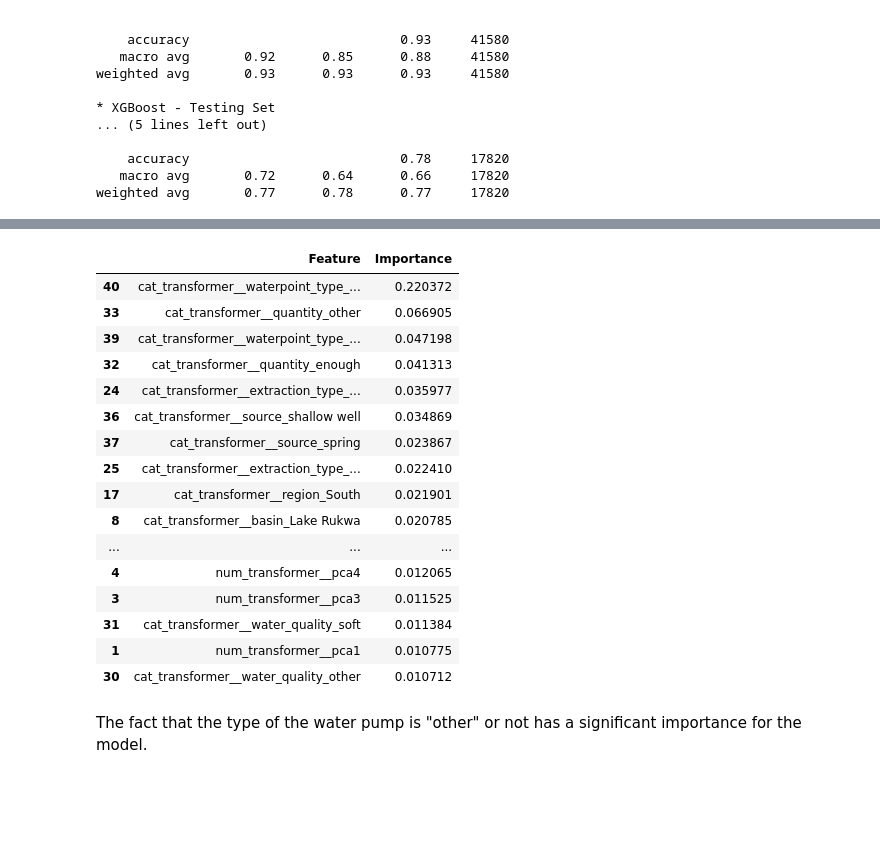
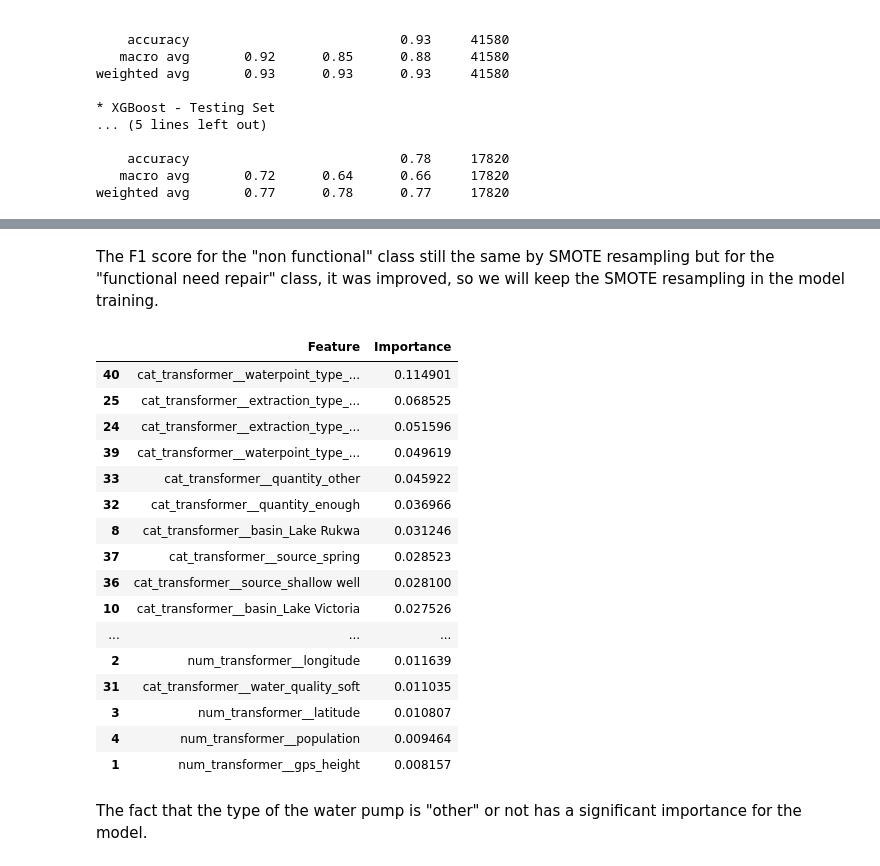
Before and after one commit to Mahdi-Kriaa/Faulty_Water_Pump_Detection, a Jupyter notebook: faulty_water_pumps_predicton.ipynb, the cells around one changed output, grey strips where cells are left out. Saved outputs shown, nothing was run; the diff lists cells and outputs as text; code cells hidden in the pictures; blank space fills up the shorter version.

```diff
--- a/faulty_water_pumps_predicton.ipynb
+++ b/faulty_water_pumps_predicton.ipynb
@@ -574,0 +564,10 @@ train_test_cls_reports(pipeline, X_train, X_test, y_train, y_test)
+# %%
+cols_transformer_pca = ColumnTransformer((("num_transformer",make_pipeline(StandardScaler()), num_cols),
+                                    ("cat_transformer",make_pipeline(SimpleImputer(strategy="most_frequent"),
+                                                                                OneHotEncoder(sparse_output=False)), cat_cols)))
+xgboost = XGBClassifier(subsample=0.7, colsample_bytree=0.5, learning_rate=0.05, max_depth=200, n_estimators=100)
+pipeline = smt_pipeline([("preprocessor",cols_transformer_pca),("smote",SMOTE()),("XGBoost",xgboost)])
+pipeline.fit(X_train, y_train_encoded)
+cls_report_train = classification_report(y_train_encoded, pipeline.predict(X_train))
+cls_report_test = classification_report(y_test_encoded, pipeline.predict(X_test))
+print(f"* XGBoost with SMOTE - Training Set\n{cls_report_train}\n* XGBoost with SMOTE - Testing Set\n{cls_report_test}")
@@ -575,26 +592,27 @@ train_test_cls_reports(pipeline, X_train, X_test, y_train, y_test)
+# %% [markdown]
+The F1 score for the "non functional" class still the same by SMOTE resampling but for the "functional need repair" class, it was improved, so we will keep the SMOTE resampling in the model training.
 # %%
 # display feature importances depending on the mean decrease in impurity
-clf = pipeline[-1]
-data = list(zip(clf.feature_names_in_, clf.feature_importances_))
+data = list(zip(xgboost.feature_names_in_, xgboost.feature_importances_))
 df_importances = pd.DataFrame(data, columns=['Feature', 'Importance']).sort_values(by='Importance', ascending=False)
 df_importances
 # %% [output]
 |  | Feature | Importance |
-| 40 | cat_transformer__waterpoint_type_... | 0.220372 |
-| 33 | cat_transformer__quantity_other | 0.066905 |
-| 39 | cat_transformer__waterpoint_type_... | 0.047198 |
-| 32 | cat_transformer__quantity_enough | 0.041313 |
-| 24 | cat_transformer__extraction_type_... | 0.035977 |
-| 36 | cat_transformer__source_shallow well | 0.034869 |
-| 37 | cat_transformer__source_spring | 0.023867 |
-| 25 | cat_transformer__extraction_type_... | 0.022410 |
-| 17 | cat_transformer__region_South | 0.021901 |
-| 8 | cat_transformer__basin_Lake Rukwa | 0.020785 |
+| 40 | cat_transformer__waterpoint_type_... | 0.114901 |
+| 25 | cat_transformer__extraction_type_... | 0.068525 |
+| 24 | cat_transformer__extraction_type_... | 0.051596 |
+| 39 | cat_transformer__waterpoint_type_... | 0.049619 |
+| 33 | cat_transformer__quantity_other | 0.045922 |
+| 32 | cat_transformer__quantity_enough | 0.036966 |
+| 8 | cat_transformer__basin_Lake Rukwa | 0.031246 |
+| 37 | cat_transformer__source_spring | 0.028523 |
+| 36 | cat_transformer__source_shallow well | 0.028100 |
+| 10 | cat_transformer__basin_Lake Victoria | 0.027526 |
 | ... | ... | ... |
-| 4 | num_transformer__pca4 | 0.012065 |
-| 3 | num_transformer__pca3 | 0.011525 |
-| 31 | cat_transformer__water_quality_soft | 0.011384 |
-| 1 | num_transformer__pca1 | 0.010775 |
-| 30 | cat_transformer__water_quality_other | 0.010712 |
+| 2 | num_transformer__longitude | 0.011639 |
+| 31 | cat_transformer__water_quality_soft | 0.011035 |
+| 3 | num_transformer__latitude | 0.010807 |
+| 4 | num_transformer__population | 0.009464 |
+| 1 | num_transformer__gps_height | 0.008157 |
 # %% [markdown]
 The fact that the type of the water pump is "other" or not has a significant importance for the model.
```
Also changed, not shown: parts of 9 cells of this notebook.
